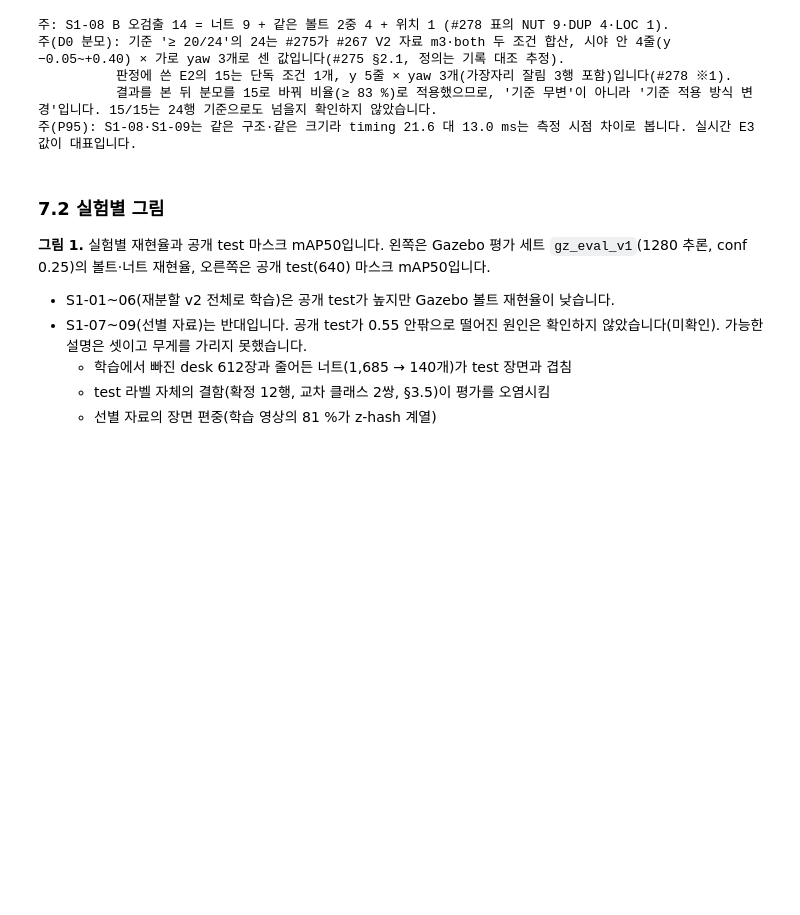
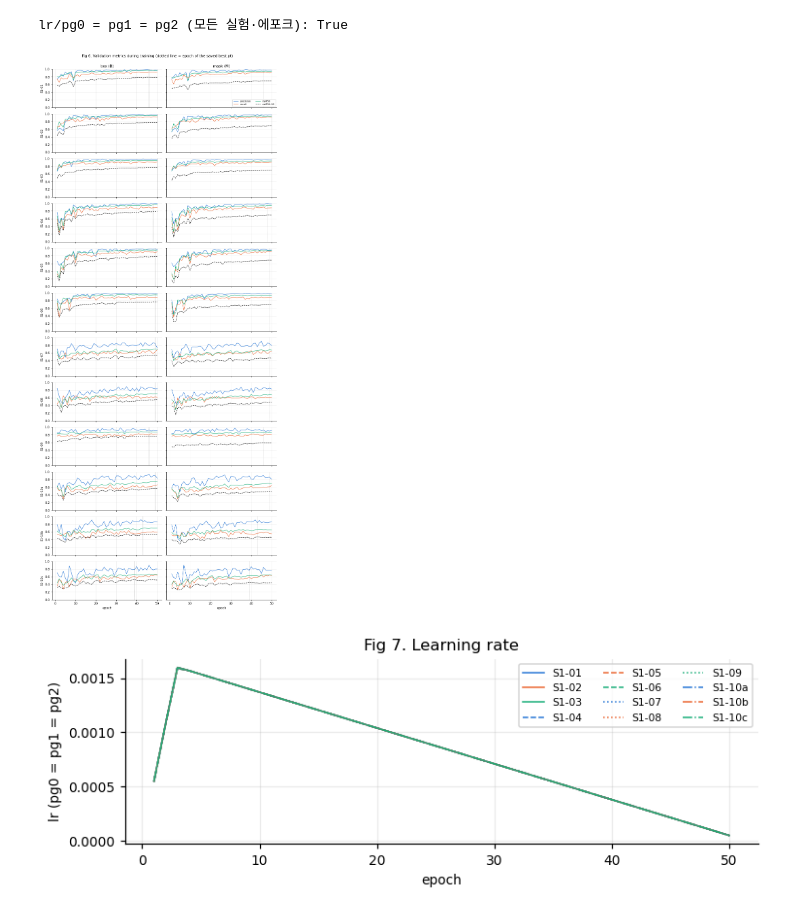
Before and after one commit to didgustmd23/EyetoArm, a Jupyter notebook: docs/reports/A_AI_전처리_학습_보고서.ipynb, the cells around one changed output. Saved outputs shown, nothing was run; the diff lists cells and outputs as text; code cells hidden in the pictures; blank space fills up the shorter version.

```diff
--- a/docs/reports/A_AI_전처리_학습_보고서.ipynb
+++ b/docs/reports/A_AI_전처리_학습_보고서.ipynb
@@ -1184,21 +1223,34 @@ display(LOSS_TABLE[["실험"] + [c for c in LOSS_TABLE.columns if "격차" in c
 # %%
-# #278 판정표. 출처: _workspace/278_builder3_report.md §2 (기준은 _workspace/275_builder3_retrain_plan_r0.md §6)
-gate = pd.DataFrame([
-    ("D0 가로 M3×20 검출", "E2", "1/15", "15/15", "≥ 20/24 (83 %)", "통과"),
-    ("M3×20 끝점까지 통과", "E2 단독", "13/40", "30/40", "기록(목표 ≥ 20/32)", "목표 넘음"),
-    ("M6×40 통과", "E2 단독/함께", "30/40 / 37/40", "32/40 / 40/40", "≥ 30/32, 회귀 금지", "통과"),
-    ("상자 테두리 오검출 확정", "E3 3조건", "11·15·13번", "0·0·0", "0", "통과"),
-    ("그림자·손가락 집기 목표", "E3 3조건", "0·2·0", "0·0·0", "0", "통과"),
-    ("볼트 재현율 / B 오검출", "링크 v2 conf 0.05", "425/442 / 14", "441/442 / 1", "≥ 420/442, ≤ 1", "통과"),
-    ("볼트/너트 재현율 1280", "gz_eval_v1 conf 0.25", "0.87/0.97", "0.90/1.00", "각 −0.02 이내", "통과"),
-    ("공개 test mAP50 박스/마스크", "eval 640", "0.554/0.546", "0.562/0.556", "≥ 0.524/0.516", "통과"),
-    ("E1 재현율 M3×20/M6×12/M6×40/NUT", "E1", "0.553/0.930/0.894/0.948", "1.000/1.000/0.994/1.000", "기록", "기록"),
-    ("추론 P95 1280", "timing / E3 실측", "21.6 / 21.4~21.6 ms", "13.0 / 20.4~23.2 ms", "≤ 25 ms", "통과"),
-], columns=["지표", "세트", "S1-08", "S1-09", "합격 기준", "판정"]).set_index("지표")
-display(gate)
-print("주: S1-08 B 오검출 14 = 너트 9 + 같은 볼트 2중 4 + 위치 1 (#278 표의 NUT 9·DUP 4·LOC 1).")
-print("주(D0 분모): 기준 '≥ 20/24'의 24는 #275가 #267 V2 자료 m3·both 두 조건 합산, 시야 안 4줄(y −0.05~+0.40) × 가로 yaw 3개로 센 값입니다(#275 §2.1, 정의는 기록 대조 추정).")
-print("          판정에 쓴 E2의 15는 단독 조건 1개, y 5줄 × yaw 3개(가장자리 잘림 3행 포함)입니다(#278 ※1).")
-print("          결과를 본 뒤 분모를 15로 바꿔 비율(≥ 83 %)로 적용했으므로, '기준 무변'이 아니라 '기준 적용 방식 변경'입니다. 15/15는 24행 기준으로도 넘을지 확인하지 않았습니다.")
-print("주(P95): S1-08·S1-09는 같은 구조·같은 크기라 timing 21.6 대 13.0 ms는 측정 시점 차이로 봅니다. 실시간 E3 값이 대표입니다.")
+# 그림 6: 학습 중 검증 지표(박스 B·마스크 M). 그림 7: 학습률.
+MET = [("precision", C1, "-"), ("recall", C2, "-"), ("mAP50", C3, "-"), ("mAP50-95", "black", "--")]
+fig, axes = plt.subplots(len(EXP_IDS), 2, figsize=(10, 1.9 * len(EXP_IDS)), sharex=True, sharey=True, dpi=72)
+for i, e in enumerate(EXP_IDS):
+    g = CURVES[CURVES.exp == e].sort_values("epoch")
+    for j, bm in enumerate(("B", "M")):
+        ax = axes[i, j]
+        for m, c, ls in MET:
+            ax.plot(g.epoch, g[f"metrics/{m}({bm})"], color=c, ls=ls, lw=1.1, label=m)
+        ax.axvline(BEST_EP[e], color="gray", lw=0.8, ls=":")
+        ax.set_ylim(0, 1)
+        if i == 0:
+            ax.set_title("box (B)" if bm == "B" else "mask (M)")
+        if j == 0:
+            ax.set_ylabel(e)
+axes[0, 1].legend(loc="lower right", fontsize=7, ncol=2)
+for ax in axes[-1]:
+    ax.set_xlabel("epoch")
+fig.suptitle("Fig 6. Validation metrics during training (dotted line = epoch of the saved best.pt)", y=1.0)
+fig.tight_layout()
+
+fig, ax = plt.subplots(figsize=(7, 2.6))
+for k, e in enumerate(EXP_IDS):
+    g = CURVES[CURVES.exp == e].sort_values("epoch")
+    ax.plot(g.epoch, g["lr/pg0"], lw=1.0, color=[C1, C2, C3][k % 3], ls=["-", "--", ":", "-."][k // 3], label=e)
+ax.set_xlabel("epoch")
+ax.set_ylabel("lr (pg0 = pg1 = pg2)")
+ax.set_title("Fig 7. Learning rate")
+ax.legend(fontsize=7, ncol=3)
+fig.tight_layout()
+same_pg = bool(((CURVES["lr/pg0"] - CURVES["lr/pg1"]).abs().max() == 0) and ((CURVES["lr/pg0"] - CURVES["lr/pg2"]).abs().max() == 0))
+print("lr/pg0 = pg1 = pg2 (모든 실험·에포크):", same_pg)
 # %% [output]
@@ -1217,15 +1257,3 @@ print("주(P95): S1-08·S1-09는 같은 구조·같은 크기라 timing 21.6 대
-주: S1-08 B 오검출 14 = 너트 9 + 같은 볼트 2중 4 + 위치 1 (#278 표의 NUT 9·DUP 4·LOC 1).
-주(D0 분모): 기준 '≥ 20/24'의 24는 #275가 #267 V2 자료 m3·both 두 조건 합산, 시야 안 4줄(y −0.05~+0.40) × 가로 yaw 3개로 센 값입니다(#275 §2.1, 정의는 기록 대조 추정).
-          판정에 쓴 E2의 15는 단독 조건 1개, y 5줄 × yaw 3개(가장자리 잘림 3행 포함)입니다(#278 ※1).
-          결과를 본 뒤 분모를 15로 바꿔 비율(≥ 83 %)로 적용했으므로, '기준 무변'이 아니라 '기준 적용 방식 변경'입니다. 15/15는 24행 기준으로도 넘을지 확인하지 않았습니다.
-주(P95): S1-08·S1-09는 같은 구조·같은 크기라 timing 21.6 대 13.0 ms는 측정 시점 차이로 봅니다. 실시간 E3 값이 대표입니다.
+lr/pg0 = pg1 = pg2 (모든 실험·에포크): True
+[figure, added]
+[figure, added]
-# %% [markdown]
-### 7.2 실험별 그림
-
-**그림 1.** 실험별 재현율과 공개 test 마스크 mAP50입니다. 왼쪽은 Gazebo 평가 세트 `gz_eval_v1`(1280 추론, conf 0.25)의 볼트·너트 재현율, 오른쪽은 공개 test(640) 마스크 mAP50입니다.
-
-- S1-01~06(재분할 v2 전체로 학습)은 공개 test가 높지만 Gazebo 볼트 재현율이 낮습니다.
-- S1-07~09(선별 자료)는 반대입니다. 공개 test가 0.55 안팎으로 떨어진 원인은 확인하지 않았습니다(미확인). 가능한 설명은 셋이고 무게를 가리지 못했습니다.
-  - 학습에서 빠진 desk 612장과 줄어든 너트(1,685 → 140개)가 test 장면과 겹침
-  - test 라벨 자체의 결함(확정 12행, 교차 클래스 2쌍, §3.5)이 평가를 오염시킴
-  - 선별 자료의 장면 편중(학습 영상의 81 %가 z-hash 계열)
```
Also changed, not shown: parts of 114 cells of this notebook, 5 other files.
